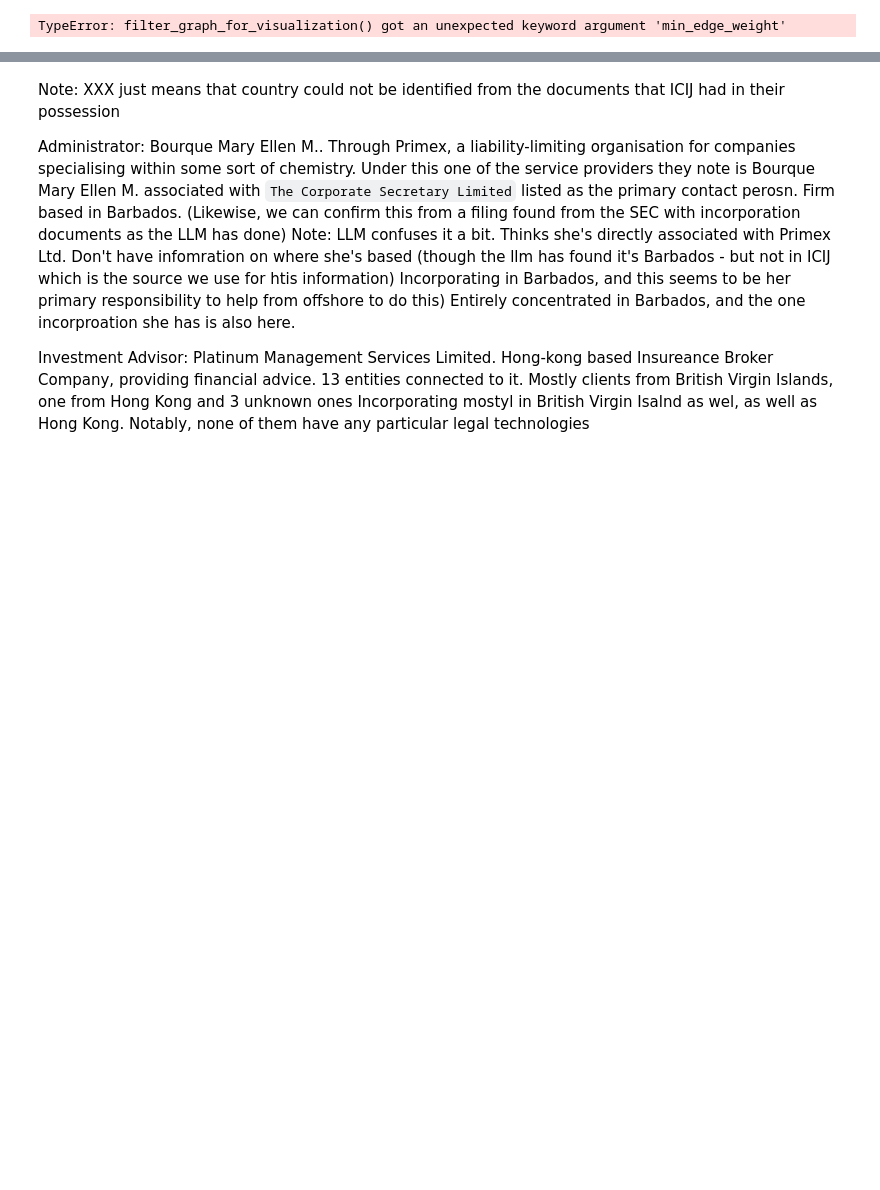
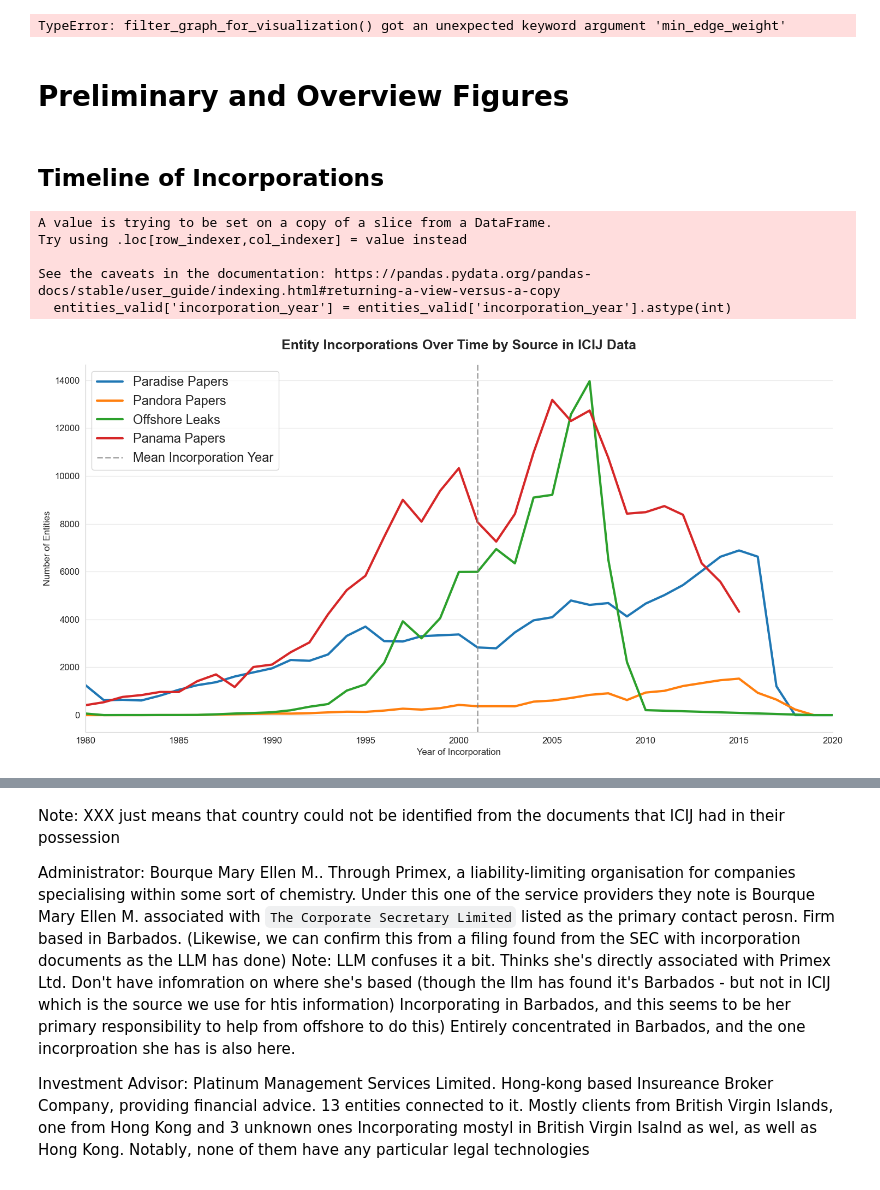
Before and after one commit to OscarAdserballe/intermediaries-in-the-offshore-world, a Jupyter notebook: propositions.ipynb, the cells around one changed output, grey strips where cells are left out. Drawn from its saved outputs; the diff is of its cells as text; code cells hidden in the pictures; blank space fills up the shorter version.

```diff
--- a/propositions.ipynb
+++ b/propositions.ipynb
@@ -1975,3 +1409,44 @@ plt.show()
 # Legal Tech Network
 # %% [output]
 TypeError: filter_graph_for_visualization() got an unexpected keyword argument 'min_edge_weight'
+# %% [markdown]
+# Preliminary and Overview Figures
+# %% [markdown]
+## Timeline of Incorporations
+# %%
+entities_df['incorporation_year'] = entities_df['incorporation_date'].dt.year
+entities_valid = entities_df.dropna(subset=['incorporation_year', 'country_codes'])
+entities_valid['incorporation_year'] = entities_valid['incorporation_year'].astype(int)
+
+agg_counts = (
+    entities_valid.groupby(['incorporation_year', 'source'])
+    .size().reset_index(name='count')
+)
+
+plt.figure(figsize=(15, 8))
+ax = sns.lineplot(x='incorporation_year', y='count', data=agg_counts, hue='source', linewidth=3)
+
+ax.spines['top'].set_visible(False)
+ax.spines['right'].set_visible(False)
+plt.xlim([1980, 2020])
+
+plt.axvline(x=MEAN_INCORPORATION_YEAR, color='gray', linestyle='--', alpha=0.7, label="Mean Incorporation Year", linewidth=2)
+
+plt.xlabel('Year of Incorporation', fontsize=12)
+plt.ylabel('Number of Entities', fontsize=12)
+plt.title('Entity Incorporations Over Time by Source in ICIJ Data', fontsize=18, pad=20, fontweight="bold")
+
+plt.legend(loc='upper left', fontsize=17)
+
+ax.yaxis.grid(True, linestyle='-', alpha=0.5)
+ax.xaxis.grid(False)
+
+plt.tight_layout()
+plt.savefig(PLOTS_PATH / "Preliminary_Incorporations_over_Time.png")
+# %% [output]
+A value is trying to be set on a copy of a slice from a DataFrame.
+Try using .loc[row_indexer,col_indexer] = value instead
+
+See the caveats in the documentation: https://pandas.pydata.org/pandas-docs/stable/user_guide/indexing.html#returning-a-view-versus-a-copy
+  entities_valid['incorporation_year'] = entities_valid['incorporation_year'].astype(int)
+[figure, added]
```
Also changed, not shown: parts of 62 cells of this notebook, 9 other files.
